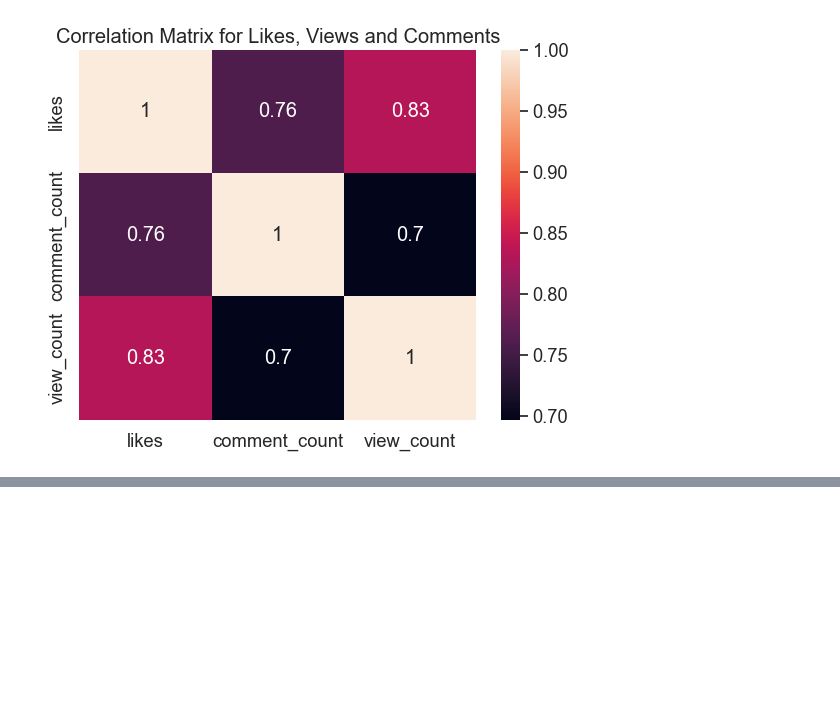
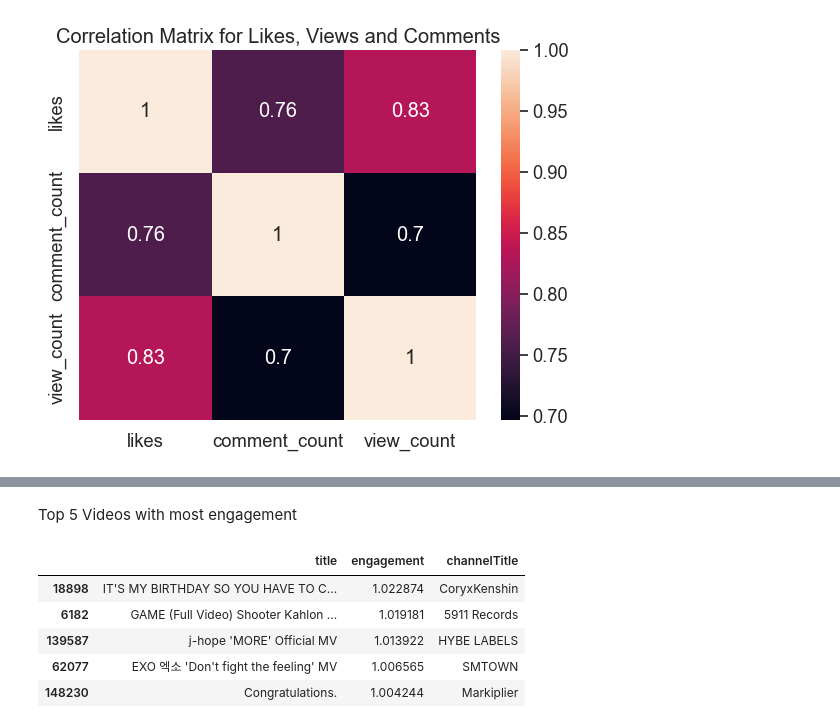
Before and after one commit to ALvee-611/YouTube-Analysis, a Jupyter notebook: Analysis/EDA.ipynb, the cells around one changed output, grey strips where cells are left out. Saved outputs shown, nothing was run; the diff lists cells and outputs as text; code cells hidden in the pictures; blank space fills up the shorter version.

```diff
--- a/Analysis/EDA.ipynb
+++ b/Analysis/EDA.ipynb
@@ -585,0 +609,3 @@ As expected, likes, views and comments have strong positive correlation.
+# %%
+top_channels = active_youtube.groupby("channelTitle")["engagement"].sum().nlargest(5).reset_index()
+top_videos = active_youtube.sort_values(by='engagement', ascending=False)[['title', 'engagement', 'channelTitle']].head(5)
@@ -585,0 +623,11 @@ As expected, likes, views and comments have strong positive correlation.
+# %% [markdown]
+Top 5 Videos with most engagement
+# %%
+top_videos
+# %% [output]
+|  | title | engagement | channelTitle |
+| 18898 | IT'S MY BIRTHDAY SO YOU HAVE TO C... | 1.022874 | CoryxKenshin |
+| 6182 | GAME (Full Video) Shooter Kahlon ... | 1.019181 | 5911 Records |
+| 139587 | j-hope 'MORE' Official MV | 1.013922 | HYBE LABELS |
+| 62077 | EXO 엑소 'Don't fight the feeling' MV | 1.006565 | SMTOWN |
+| 148230 | Congratulations. | 1.004244 | Markiplier |
```
Also changed, not shown: parts of 14 cells of this notebook.
